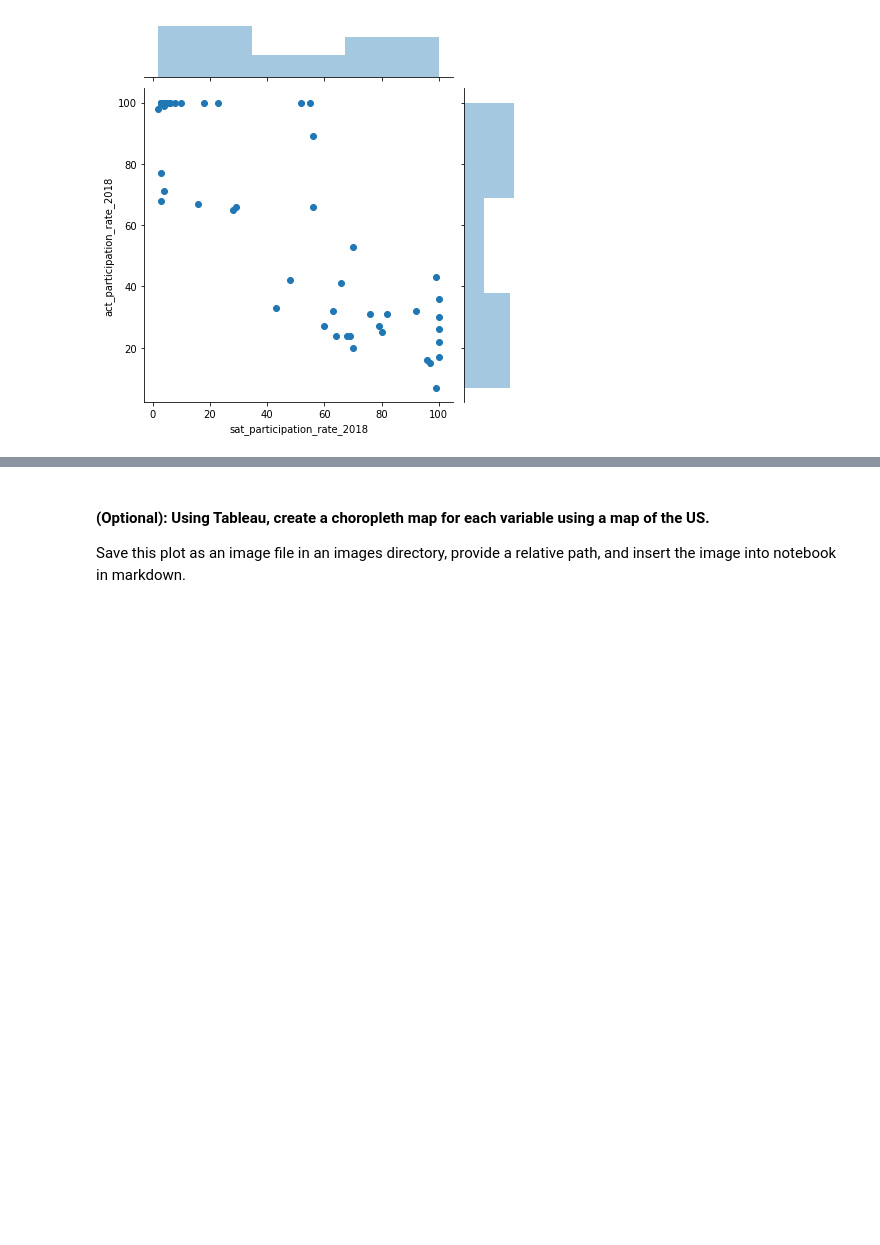
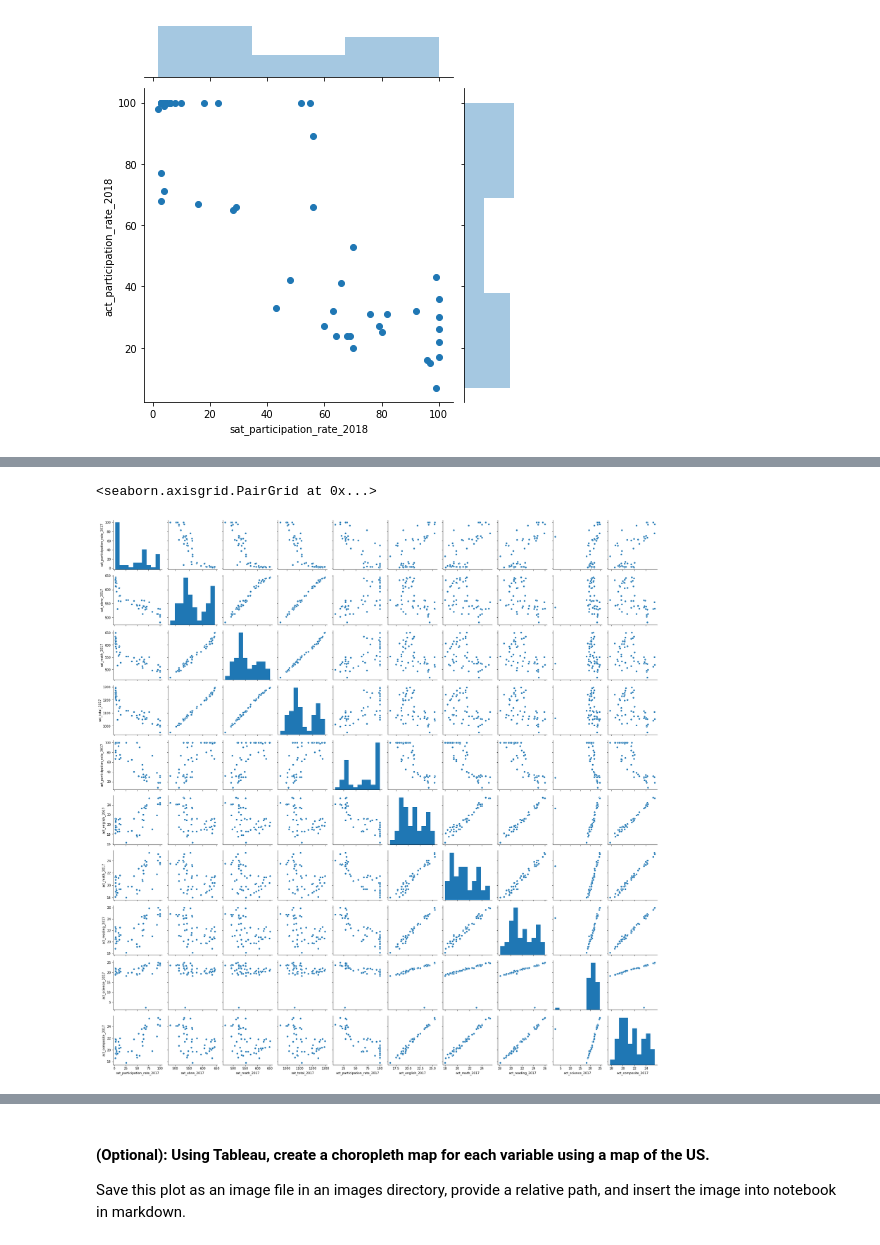
Before and after one commit to makkwokfai/dsiprojects, a Jupyter notebook: project_1/code/SAT & ACT Analysis.ipynb, the cells around one changed output, grey strips where cells are left out. Saved outputs shown, nothing was run; the diff lists cells and outputs as text; code cells hidden in the pictures; blank space fills up the shorter version.

```diff
--- a/project_1/code/SAT & ACT Analysis.ipynb
+++ b/project_1/code/SAT & ACT Analysis.ipynb
@@ -1238,0 +1257,5 @@ sns.jointplot(x='sat_participation_rate_2018' , y='act_participation_rate_2018'
+# %%
+sns.pairplot(combined_2017)
+# %% [output]
+<seaborn.axisgrid.PairGrid at 0x...>
+[figure, added]
```
Also changed, not shown: parts of 10 cells of this notebook, 2 other files.
